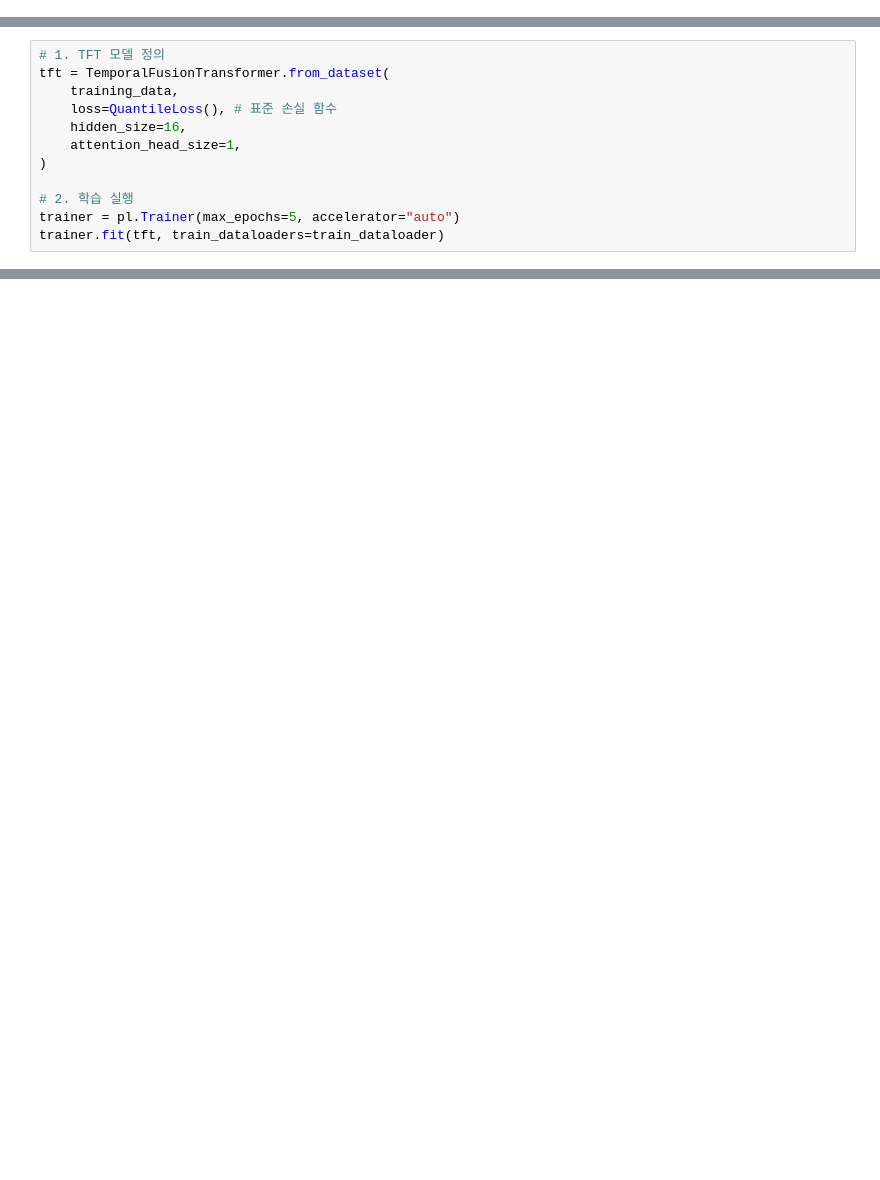
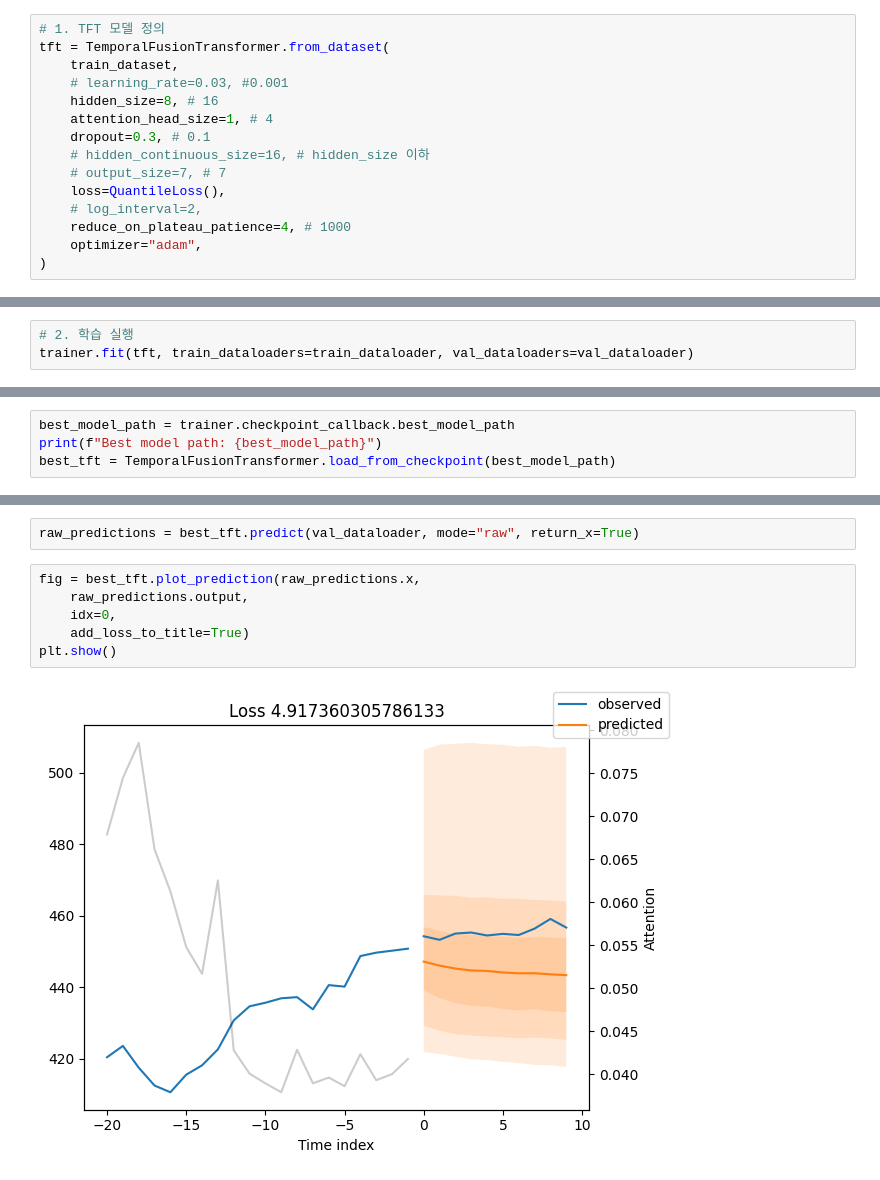
Before and after one commit to kdywwww/snp_project, a Jupyter notebook: Modeling/modeling.ipynb, the cells around one changed output, grey strips where cells are left out. Saved outputs shown, nothing was run; the diff lists cells and outputs as text; blank space fills up the shorter version.

Commit message:
feat: Divide data & add interpretation

```diff
--- a/Modeling/modeling.ipynb
+++ b/Modeling/modeling.ipynb
@@ -58,0 +125,15 @@ train_dataloader = training_data.to_dataloader(train=True, batch_size=batch_size
+# %%
+# 1. TFT 모델 정의
+tft = TemporalFusionTransformer.from_dataset(
+    train_dataset,
+    # learning_rate=0.03, #0.001
+    hidden_size=8, # 16
+    attention_head_size=1, # 4
+    dropout=0.3, # 0.1
+    # hidden_continuous_size=16, # hidden_size 이하
+    # output_size=7, # 7
+    loss=QuantileLoss(),
+    # log_interval=2,
+    reduce_on_plateau_patience=4, # 1000
+    optimizer="adam",
+)
@@ -59,13 +154,4 @@ train_dataloader = training_data.to_dataloader(train=True, batch_size=batch_size
 # %%
-# 1. TFT 모델 정의
-tft = TemporalFusionTransformer.from_dataset(
-    training_data,
-    loss=QuantileLoss(), # 표준 손실 함수
-    hidden_size=16,
-    attention_head_size=1,
-)
-
 # 2. 학습 실행
-trainer = pl.Trainer(max_epochs=5, accelerator="auto")
-trainer.fit(tft, train_dataloaders=train_dataloader)
+trainer.fit(tft, train_dataloaders=train_dataloader, val_dataloaders=val_dataloader)
 # %% [output]
@@ -121,0 +176,4 @@ plt.show()
+# %%
+best_model_path = trainer.checkpoint_callback.best_model_path
+print(f"Best model path: {best_model_path}")
+best_tft = TemporalFusionTransformer.load_from_checkpoint(best_model_path)
@@ -121,0 +192,10 @@ plt.show()
+# %%
+raw_predictions = best_tft.predict(val_dataloader, mode="raw", return_x=True)
+# %%
+fig = best_tft.plot_prediction(raw_predictions.x,
+    raw_predictions.output,
+    idx=0,
+    add_loss_to_title=True)
+plt.show()
+# %% [output]
+[figure, added]
```
Also changed, not shown: parts of 17 cells of this notebook.
